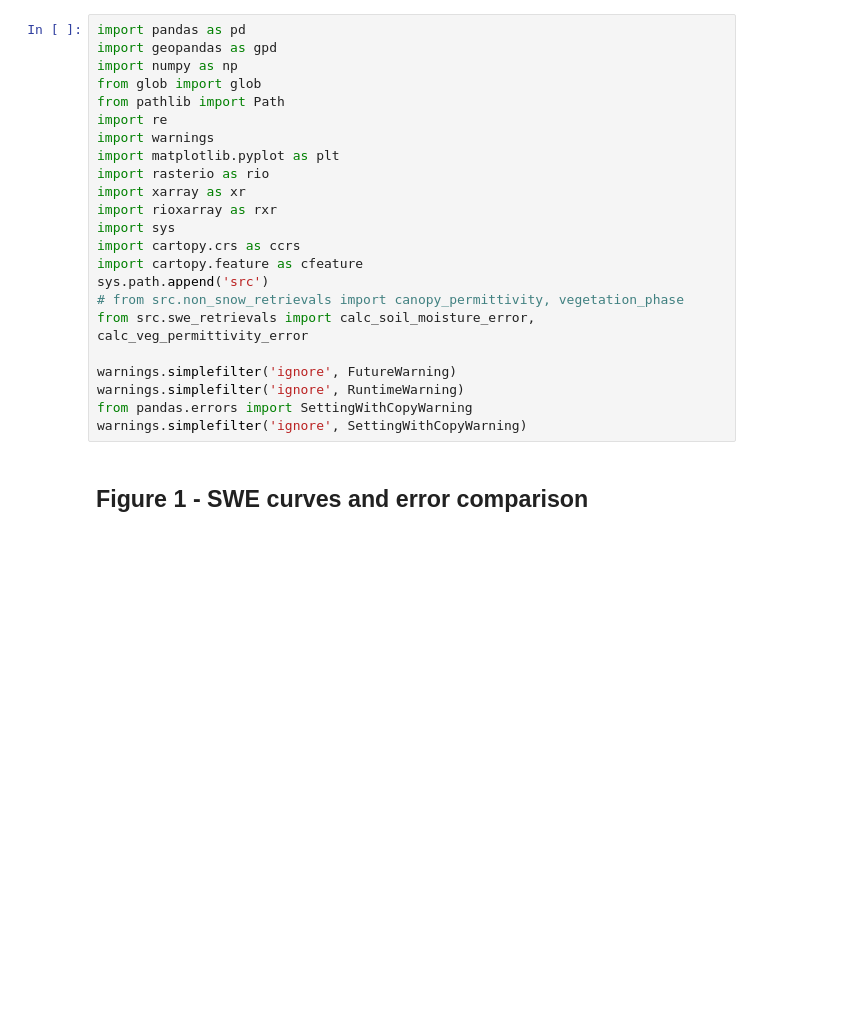
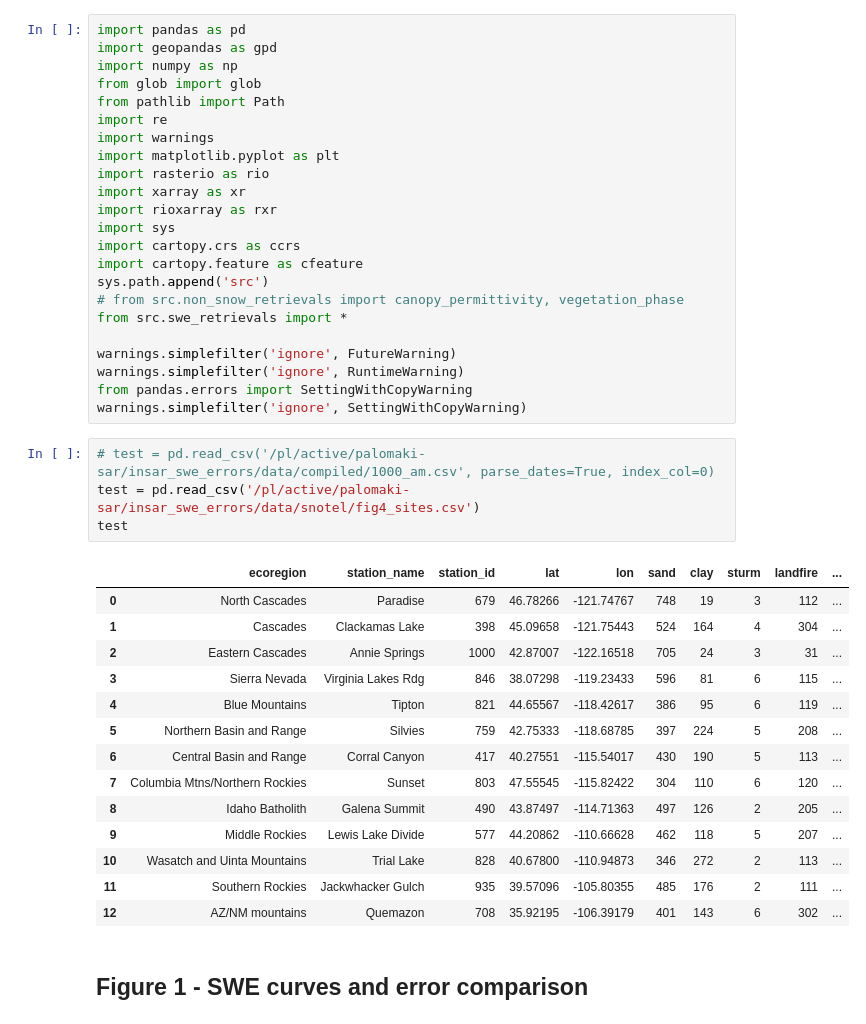
Before and after one commit to rpalomaki/SWE_error_analysis, a Jupyter notebook: ross_sandbox.ipynb, the cells around one changed output. Saved outputs shown, nothing was run; the diff lists cells and outputs as text; blank space fills up the shorter version.

```diff
--- a/ross_sandbox.ipynb
+++ b/ross_sandbox.ipynb
@@ -15,12 +15,31 @@ import cartopy.crs as ccrs
 import cartopy.feature as cfeature
 sys.path.append('src')
 # from src.non_snow_retrievals import canopy_permittivity, vegetation_phase
-from src.swe_retrievals import calc_soil_moisture_error, calc_veg_permittivity_error
+from src.swe_retrievals import *
 
 warnings.simplefilter('ignore', FutureWarning)
 warnings.simplefilter('ignore', RuntimeWarning)
 from pandas.errors import SettingWithCopyWarning
 warnings.simplefilter('ignore', SettingWithCopyWarning)
+# %%
+# test = pd.read_csv('/pl/active/palomaki-sar/insar_swe_errors/data/compiled/1000_am.csv', parse_dates=True, index_col=0)
+test = pd.read_csv('/pl/active/palomaki-sar/insar_swe_errors/data/snotel/fig4_sites.csv')
+test
+# %% [output]
+|  | ecoregion | station_name | station_id | lat | lon | sand | clay | sturm | landfire | ... |
+| 0 | North Cascades | Paradise | 679 | 46.78266 | -121.74767 | 748 | 19 | 3 | 112 | ... |
+| 1 | Cascades | Clackamas Lake | 398 | 45.09658 | -121.75443 | 524 | 164 | 4 | 304 | ... |
+| 2 | Eastern Cascades | Annie Springs | 1000 | 42.87007 | -122.16518 | 705 | 24 | 3 | 31 | ... |
+| 3 | Sierra Nevada | Virginia Lakes Rdg | 846 | 38.07298 | -119.23433 | 596 | 81 | 6 | 115 | ... |
+| 4 | Blue Mountains | Tipton | 821 | 44.65567 | -118.42617 | 386 | 95 | 6 | 119 | ... |
+| 5 | Northern Basin and Range | Silvies | 759 | 42.75333 | -118.68785 | 397 | 224 | 5 | 208 | ... |
+| 6 | Central Basin and Range | Corral Canyon | 417 | 40.27551 | -115.54017 | 430 | 190 | 5 | 113 | ... |
+| 7 | Columbia Mtns/Northern Rockies | Sunset | 803 | 47.55545 | -115.82422 | 304 | 110 | 6 | 120 | ... |
+| 8 | Idaho Batholith | Galena Summit | 490 | 43.87497 | -114.71363 | 497 | 126 | 2 | 205 | ... |
+| 9 | Middle Rockies | Lewis Lake Divide | 577 | 44.20862 | -110.66628 | 462 | 118 | 5 | 207 | ... |
+| 10 | Wasatch and Uinta Mountains | Trial Lake | 828 | 40.67800 | -110.94873 | 346 | 272 | 2 | 113 | ... |
+| 11 | Southern Rockies | Jackwhacker Gulch | 935 | 39.57096 | -105.80355 | 485 | 176 | 2 | 111 | ... |
+| 12 | AZ/NM mountains | Quemazon | 708 | 35.92195 | -106.39179 | 401 | 143 | 6 | 302 | ... |
 # %% [markdown]
 ## Figure 1 - SWE curves and error comparison
 # %%
```
Also changed, not shown: parts of 3 cells of this notebook, 1 other file.
